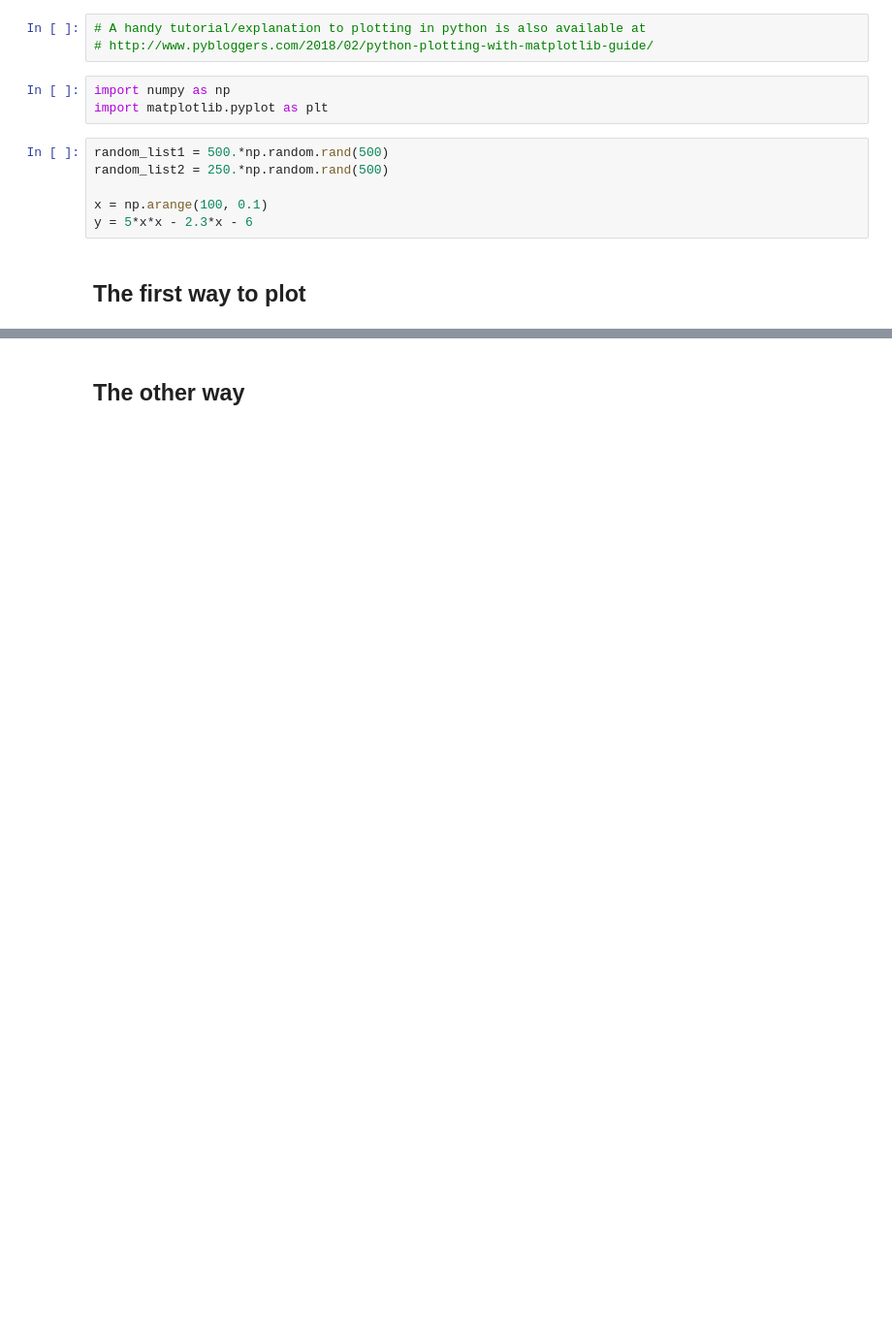
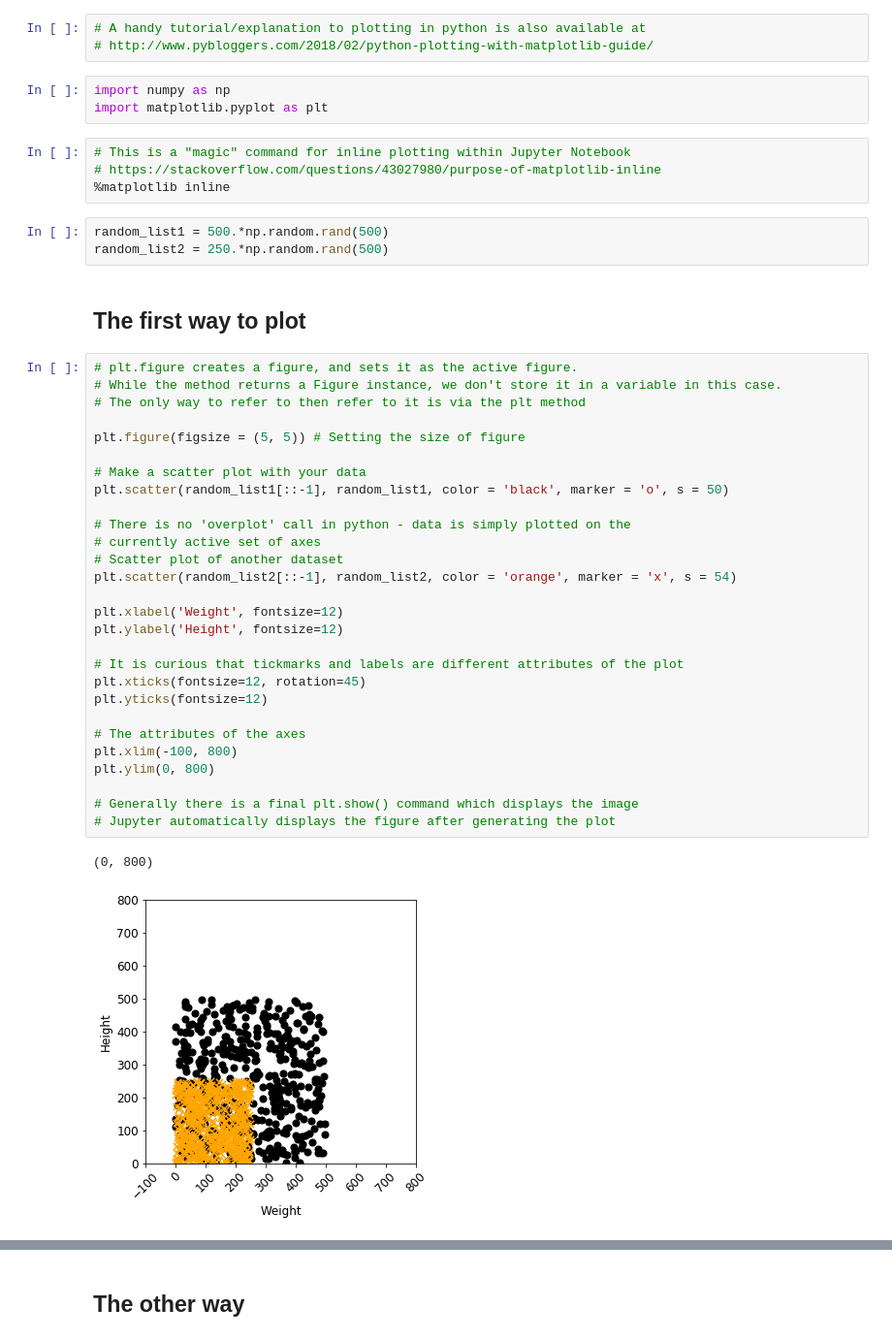
Before and after one commit to kvenkman/py_plotting, a Jupyter notebook: Basic Plotting.ipynb, the cells around one changed output, grey strips where cells are left out. Shown: that part at 97% size. Cells and saved outputs as stored; diff of their text form; blank space fills up the shorter version.

```diff
--- a/Basic Plotting.ipynb
+++ b/Basic Plotting.ipynb
@@ -4,12 +4,44 @@
 # %%
 import numpy as np
 import matplotlib.pyplot as plt
+# %%
+# This is a "magic" command for inline plotting within Jupyter Notebook
+# https://stackoverflow.com/questions/43027980/purpose-of-matplotlib-inline
+%matplotlib inline
 # %%
 random_list1 = 500.*np.random.rand(500)
 random_list2 = 250.*np.random.rand(500)
-
-x = np.arange(100, 0.1)
-y = 5*x*x - 2.3*x - 6
 # %% [markdown]
 ## The first way to plot
+# %%
+# plt.figure creates a figure, and sets it as the active figure.
+# While the method returns a Figure instance, we don't store it in a variable in this case.
+# The only way to refer to then refer to it is via the plt method
+
+plt.figure(figsize = (5, 5)) # Setting the size of figure
+
+# Make a scatter plot with your data
+plt.scatter(random_list1[::-1], random_list1, color = 'black', marker = 'o', s = 50)
+
+# There is no 'overplot' call in python - data is simply plotted on the
+# currently active set of axes
+# Scatter plot of another dataset
+plt.scatter(random_list2[::-1], random_list2, color = 'orange', marker = 'x', s = 54)
+
+plt.xlabel('Weight', fontsize=12)
+plt.ylabel('Height', fontsize=12)
+
+# It is curious that tickmarks and labels are different attributes of the plot
+plt.xticks(fontsize=12, rotation=45)
+plt.yticks(fontsize=12)
+
+# The attributes of the axes
+plt.xlim(-100, 800)
+plt.ylim(0, 800)
+
+# Generally there is a final plt.show() command which displays the image
+# Jupyter automatically displays the figure after generating the plot
+# %% [output]
+(0, 800)
+[figure, added]
 # %%
```
Also changed, not shown: parts of 7 cells of this notebook.
